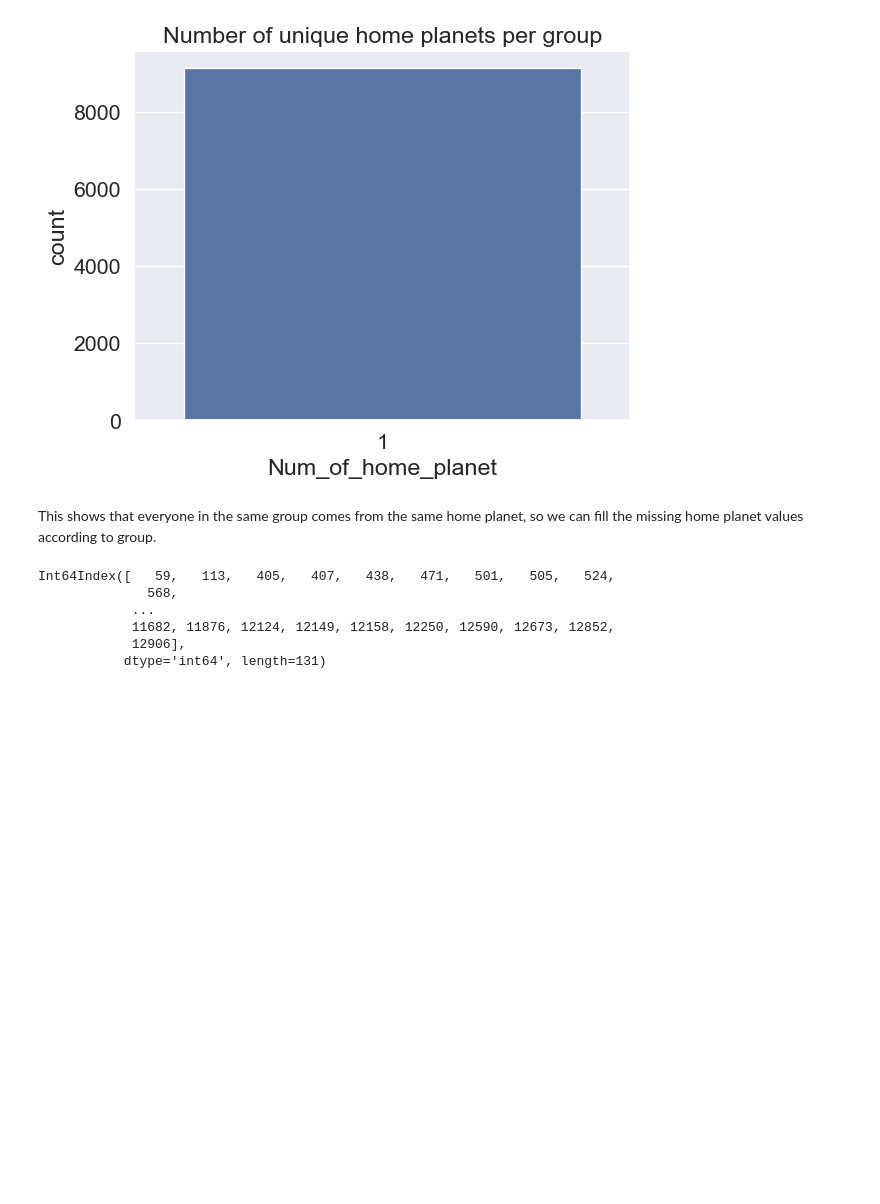
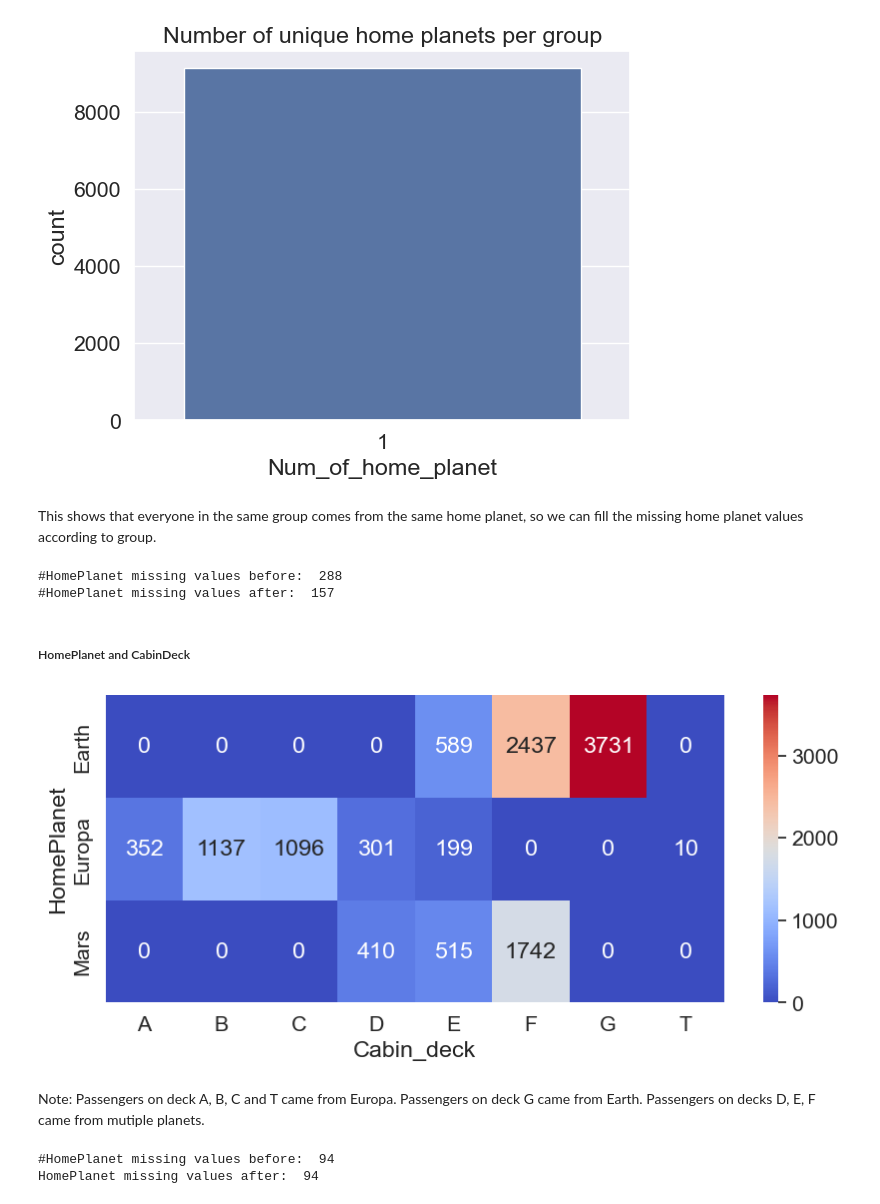
Before and after one commit to PdAlbedo/Spaceship_Titanic, a Jupyter notebook: Spaceship_Practice_Guide.ipynb, the cells around one changed output. Saved outputs shown, nothing was run; the diff lists cells and outputs as text; code cells hidden in the pictures; blank space fills up the shorter version.

Commit message:
Missing values filling in progress

```diff
--- a/Spaceship_Practice_Guide.ipynb
+++ b/Spaceship_Practice_Guide.ipynb
@@ -522,11 +522,42 @@ HP_before = data['HomePlanet'].isna().sum()
 GHP_idx = data[data['HomePlanet'].isna()][(data[data['HomePlanet'].isna()]['Group']).isin(GHP_gb.index)].index
 
 # Fill corresponding missing values
-data.loc[GHP_idx, 'HomePlanet'] = data.iloc[GHP_idx, ]
+data.loc[GHP_idx, 'HomePlanet'] = data.iloc[GHP_idx, :]['Group'].map(lambda x: GHP_gb.idxmax(axis = 1)[x])
+
+print('#HomePlanet missing values before: ', HP_before)
+print('#HomePlanet missing values after: ', data['HomePlanet'].isna().sum())
 # %% [output]
-Int64Index([   59,   113,   405,   407,   438,   471,   501,   505,   524,
-              568,
-            ...
-            11682, 11876, 12124, 12149, 12158, 12250, 12590, 12673, 12852,
-            12906],
-           dtype='int64', length=131)
+#HomePlanet missing values before:  288
+#HomePlanet missing values after:  157
+# %% [markdown]
+##### HomePlanet and CabinDeck
+# %%
+# Joint distribution of CabinDeck and HomePlanet
+CDHP_gb = data.groupby(['Cabin_deck', 'HomePlanet'])['HomePlanet'].size().unstack().fillna(0)
+
+# Heatmap of missing values
+plt.figure(figsize = (10, 4))
+sns.heatmap(CDHP_gb.T, annot = True, fmt = 'g', cmap = 'coolwarm')
+plt.show()
+# %% [output]
+[figure, added]
+# %% [markdown]
+Note:
+Passengers on deck A, B, C and T came from Europa.
+Passengers on deck G came from Earth.
+Passengers on decks D, E, F came from mutiple planets.
+# %%
+# Missing values before
+HP_before = data['HomePlanet'].isna().sum()
+
+# Deck A, B, C, T from Europa
+data.loc[(data['HomePlanet'].isna()) & (data['Cabin_deck'].isin(['A', 'B', 'C', 'T'])), 'HomePlanet'] = 'Europa'
+
+# Deck G from Earth
+data.loc[(data['HomePlanet'].isna()) & (data['Cabin_deck'] == 'G'), 'HomePlanet'] = 'Earth'
+
+print('#HomePlanet missing values before: ', HP_before)
+print('HomePlanet missing values after: ', data['HomePlanet'].isna().sum())
+# %% [output]
+#HomePlanet missing values before:  94
+HomePlanet missing values after:  94
```
Also changed, not shown: parts of 7 cells of this notebook.
